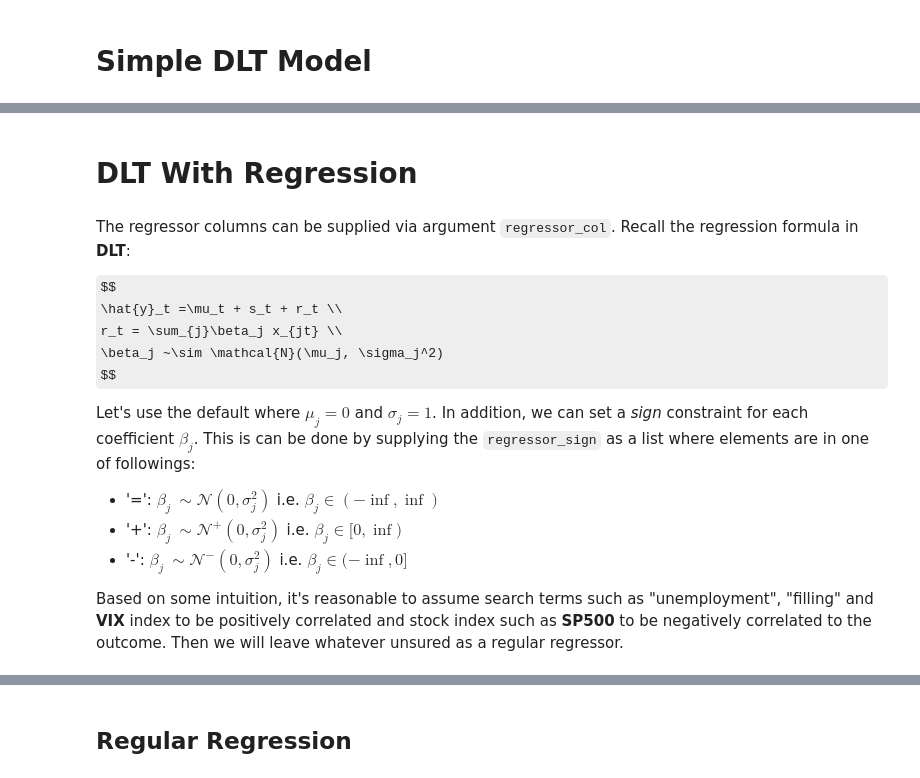
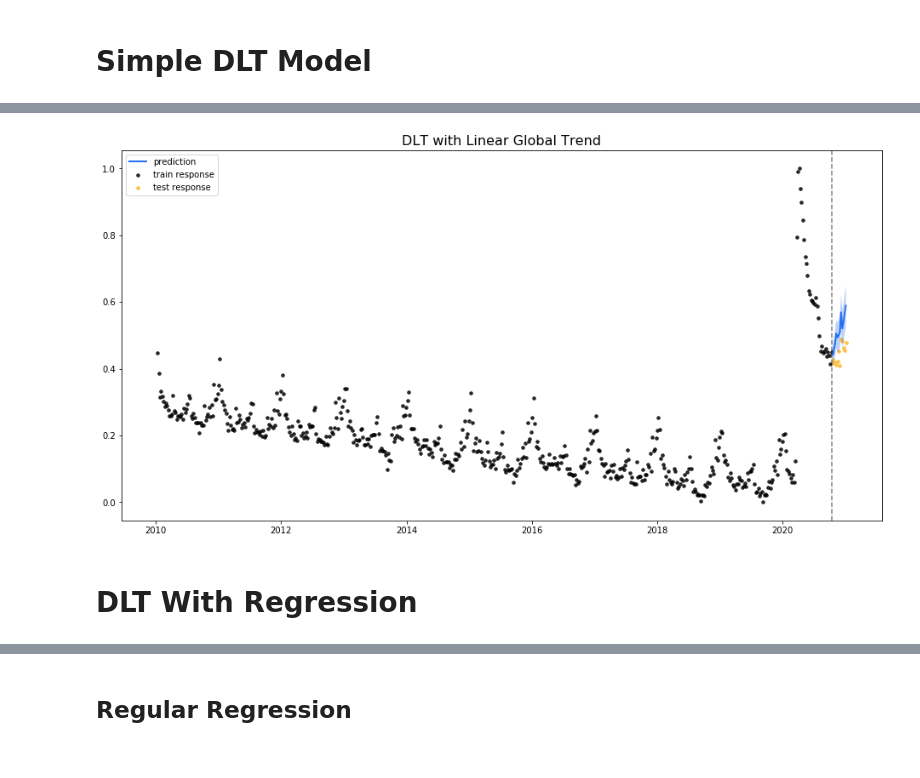
Before and after one commit to edwinnglabs/ts-playground, a Jupyter notebook: Orbit_Tutorial.ipynb, the cells around one changed output, grey strips where cells are left out. Cells and saved outputs as stored; diff of their text form; code cells hidden in the pictures; some formulas as TeX source.

```diff
--- a/Orbit_Tutorial.ipynb
+++ b/Orbit_Tutorial.ipynb
@@ -142,24 +149,13 @@ INFO:pystan:COMPILING THE C++ CODE FOR MODEL anon_model_05ff738ef22ce2e8a332ce63
 # %%
 # TODO: some bug on use_orbit_style=True
-_ = plot_predicted_data(training_actual_df=train_df, predicted_df=predicted_df,
-                        date_col=date_col, actual_col=response_col, test_actual_df=test_df,
+_ = plot_predicted_data(training_actual_df=train_df,
+                        predicted_df=predicted_df,
+                        date_col=date_col,
+                        actual_col=response_col,
+                        test_actual_df=test_df,
                         use_orbit_style=False,
                         title='DLT with Linear Global Trend')
+# %% [output]
+[figure, added]
 # %% [markdown]
 # DLT With Regression
-# %% [markdown]
-The regressor columns can be supplied via argument `regressor_col`.  Recall the regression formula in **DLT**:
-
-$$
-\hat{y}_t =\mu_t + s_t + r_t \\
-r_t = \sum_{j}\beta_j x_{jt} \\
-\beta_j ~\sim \mathcal{N}(\mu_j, \sigma_j^2)
-$$
-
-Let's use the default where $\mu_j = 0$ and $\sigma_j = 1$.  In addition, we can set a *sign* constraint for each coefficient $\beta_j$.  This is can be done by supplying the `regressor_sign` as a list where elements are in one of followings:
-
-* '=': $\beta_j ~\sim \mathcal{N}(0, \sigma_j^2)$  i.e. $\beta_j \in (-\inf, \inf)$
-* '+': $\beta_j ~\sim \mathcal{N}^+(0, \sigma_j^2)$  i.e. $\beta_j \in [0, \inf)$
-* '-': $\beta_j ~\sim \mathcal{N}^-(0, \sigma_j^2)$  i.e. $\beta_j \in (-\inf, 0]$
-
-Based on some intuition, it's reasonable to assume search terms such as "unemployment", "filling" and **VIX** index to be positively correlated and stock index such as **SP500** to be negatively correlated to the outcome.  Then we will leave whatever unsured as a regular regressor.
```
Also changed, not shown: parts of 33 cells of this notebook.
